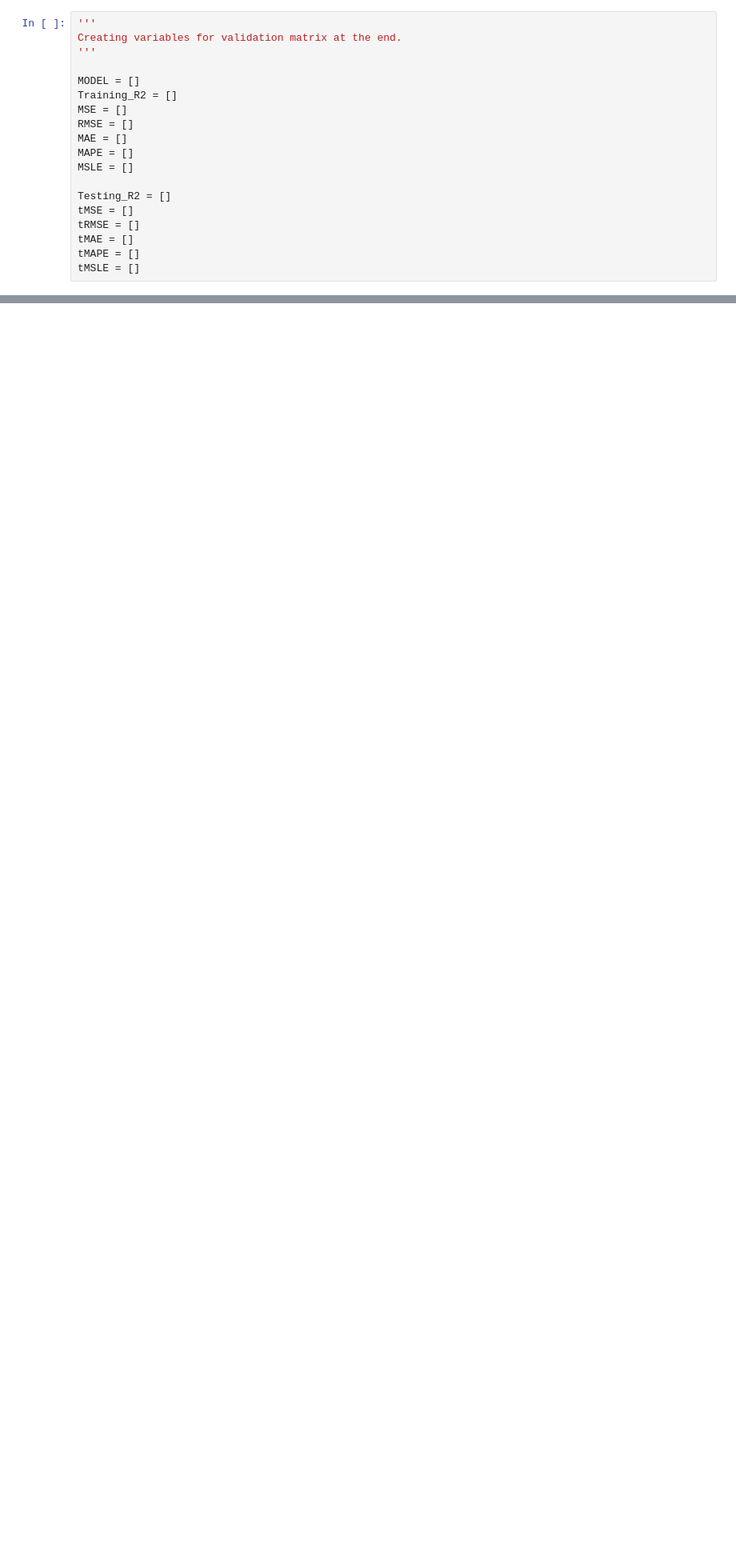
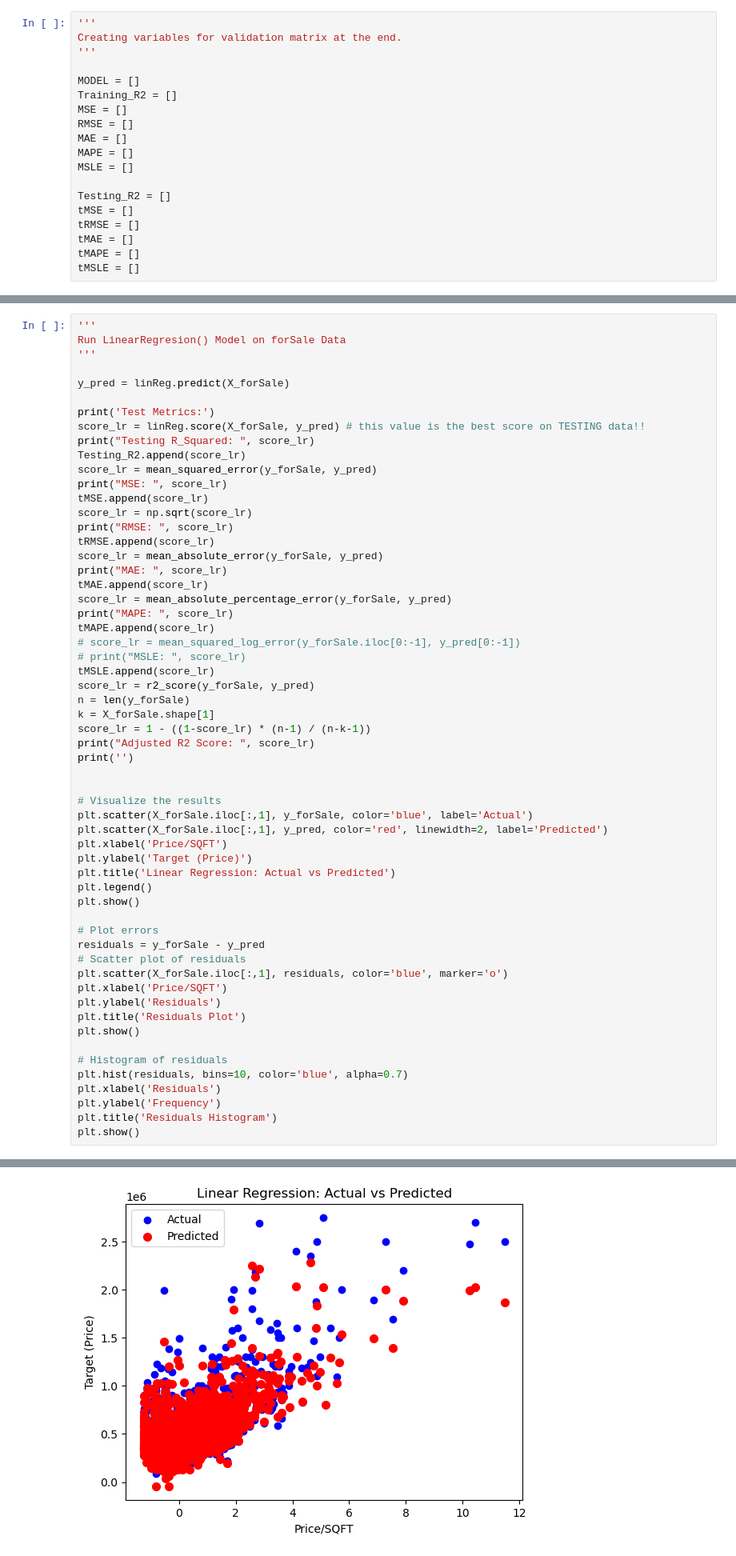
Before and after one commit to Jonathan-Tiede/RealEstate_Recommender, a Jupyter notebook: dataPrediction.ipynb, the cells around one changed output, grey strips where cells are left out. Shown at 80% size. Saved outputs shown, nothing was run; the diff lists cells and outputs as text; blank space fills up the shorter version.

```diff
--- a/dataPrediction.ipynb
+++ b/dataPrediction.ipynb
@@ -535,0 +517,59 @@ for kmn in range(n_clusters):
+# %%
+'''
+Run LinearRegresion() Model on forSale Data
+'''
+
+y_pred = linReg.predict(X_forSale)
+
+print('Test Metrics:')
+score_lr = linReg.score(X_forSale, y_pred) # this value is the best score on TESTING data!!
+print("Testing R_Squared: ", score_lr)
+Testing_R2.append(score_lr)
+score_lr = mean_squared_error(y_forSale, y_pred)
+print("MSE: ", score_lr)
+tMSE.append(score_lr)
+score_lr = np.sqrt(score_lr)
+print("RMSE: ", score_lr)
+tRMSE.append(score_lr)
+score_lr = mean_absolute_error(y_forSale, y_pred)
+print("MAE: ", score_lr)
+tMAE.append(score_lr)
+score_lr = mean_absolute_percentage_error(y_forSale, y_pred)
+print("MAPE: ", score_lr)
+tMAPE.append(score_lr)
+# score_lr = mean_squared_log_error(y_forSale.iloc[0:-1], y_pred[0:-1])
+# print("MSLE: ", score_lr)
+tMSLE.append(score_lr)
+score_lr = r2_score(y_forSale, y_pred)
+n = len(y_forSale)
+k = X_forSale.shape[1]
+score_lr = 1 - ((1-score_lr) * (n-1) / (n-k-1))
+print("Adjusted R2 Score: ", score_lr)
+print('')
+
+
+# Visualize the results
+plt.scatter(X_forSale.iloc[:,1], y_forSale, color='blue', label='Actual')
+plt.scatter(X_forSale.iloc[:,1], y_pred, color='red', linewidth=2, label='Predicted')
+plt.xlabel('Price/SQFT')
+plt.ylabel('Target (Price)')
+plt.title('Linear Regression: Actual vs Predicted')
+plt.legend()
+plt.show()
+
+# Plot errors
+residuals = y_forSale - y_pred
+# Scatter plot of residuals
+plt.scatter(X_forSale.iloc[:,1], residuals, color='blue', marker='o')
+plt.xlabel('Price/SQFT')
+plt.ylabel('Residuals')
+plt.title('Residuals Plot')
+plt.show()
+
+# Histogram of residuals
+plt.hist(residuals, bins=10, color='blue', alpha=0.7)
+plt.xlabel('Residuals')
+plt.ylabel('Frequency')
+plt.title('Residuals Histogram')
+plt.show()
+# %% [output]
@@ -535,0 +583 @@ for kmn in range(n_clusters):
+[figure, added]
```
Also changed, not shown: parts of 30 cells of this notebook, 5 other files.
